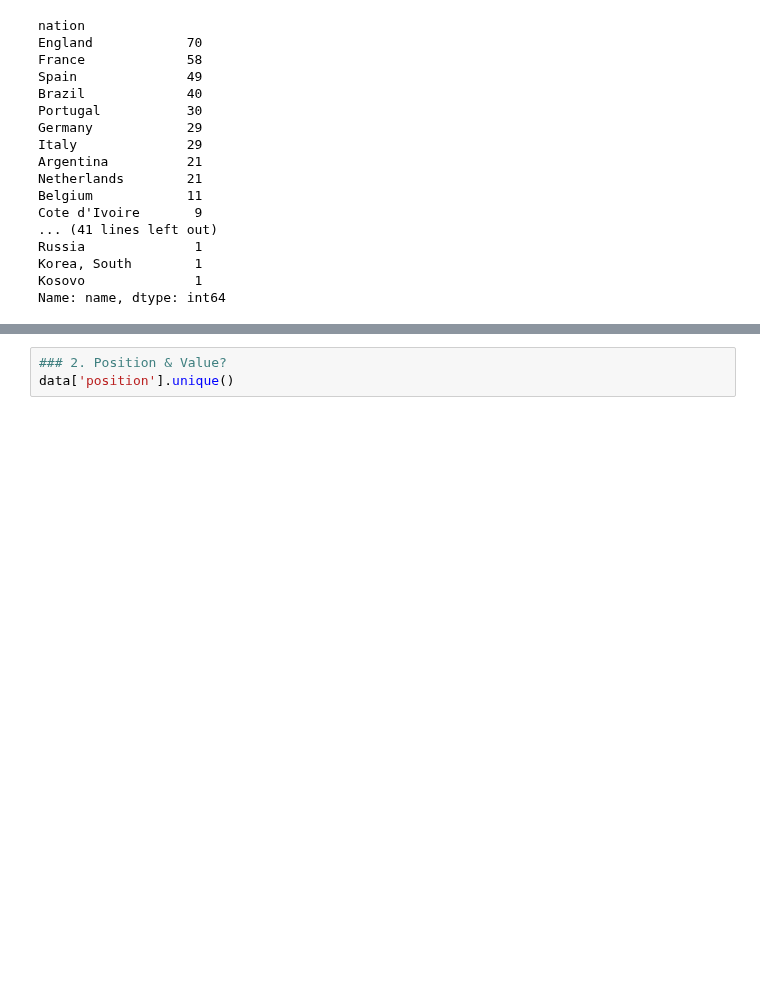
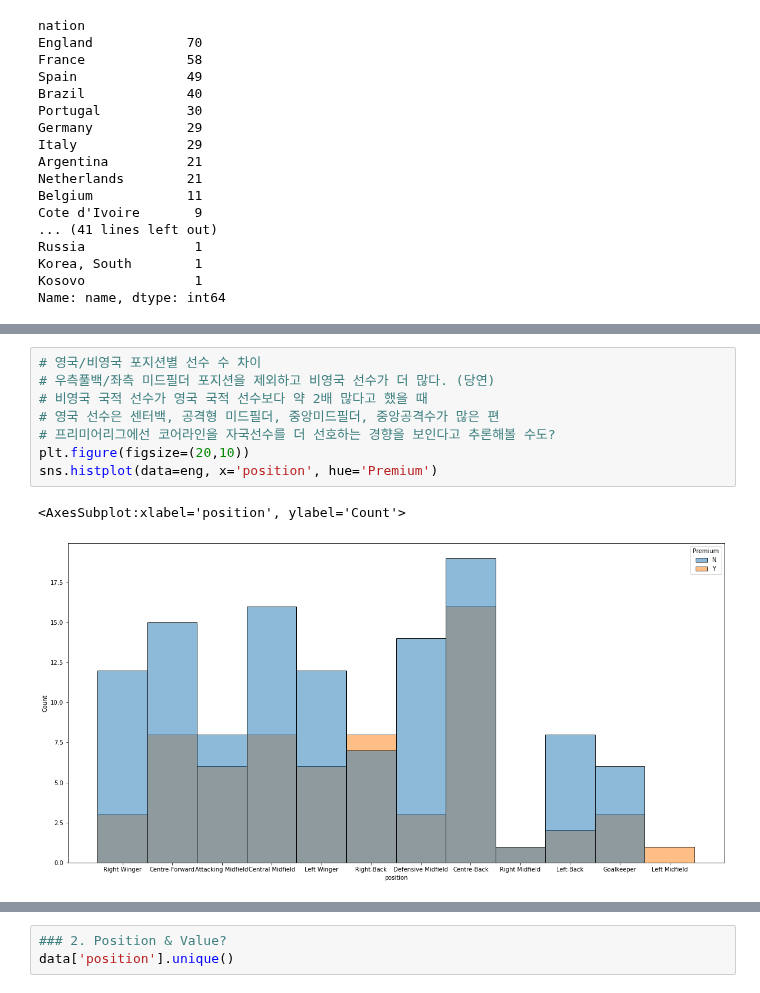
Before and after one commit to obilige/justone, a Jupyter notebook: FP_value/Football_Player.ipynb, the cells around one changed output, grey strips where cells are left out. Saved outputs shown, nothing was run; the diff lists cells and outputs as text; blank space fills up the shorter version.

```diff
--- a/FP_value/Football_Player.ipynb
+++ b/FP_value/Football_Player.ipynb
@@ -643,0 +725,11 @@ Name: name, dtype: int64
+# %%
+# 영국/비영국 포지션별 선수 수 차이
+# 우측풀백/좌측 미드필더 포지션을 제외하고 비영국 선수가 더 많다. (당연)
+# 비영국 국적 선수가 영국 국적 선수보다 약 2배 많다고 했을 때
+# 영국 선수은 센터백, 공격형 미드필더, 중앙미드필더, 중앙공격수가 많은 편
+# 프리미어리그에선 코어라인을 자국선수를 더 선호하는 경향을 보인다고 추론해볼 수도?
+plt.figure(figsize=(20,10))
+sns.histplot(data=eng, x='position', hue='Premium')
+# %% [output]
+<AxesSubplot:xlabel='position', ylabel='Count'>
+[figure, added]
```
Also changed, not shown: parts of 13 cells of this notebook.
